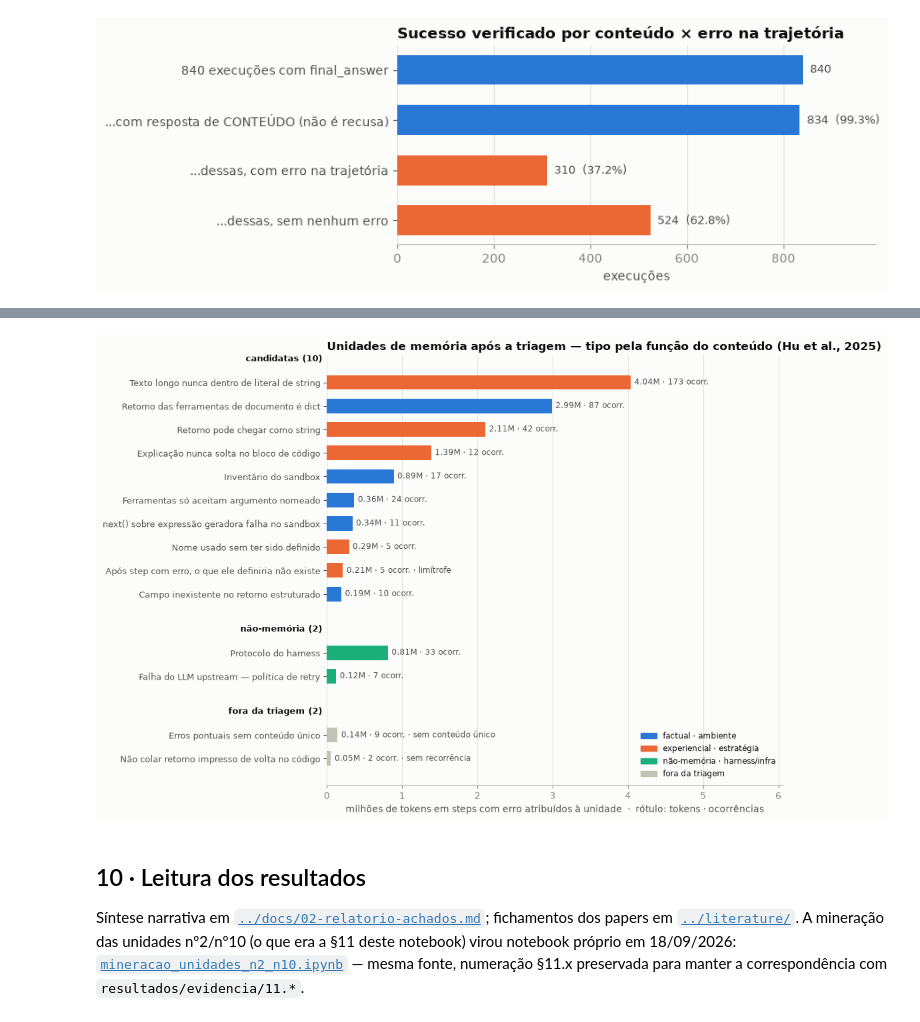
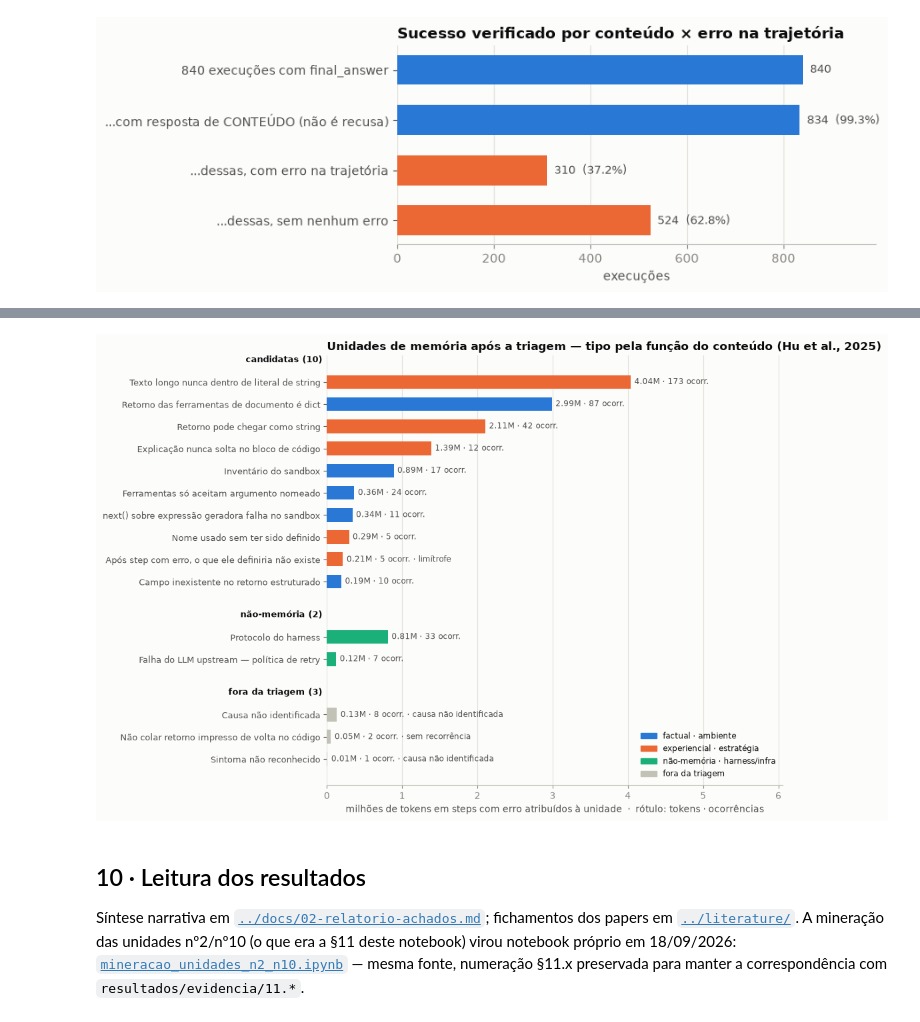
Before and after one commit to rc-ventura/memory_layer_ai_agents, a Jupyter notebook: analysis/2026-09-trace-law-flow/pipeline/analise_trace_esteira_juridica.ipynb, the cells around one changed output, grey strips where cells are left out. Cells and saved outputs as stored; diff of their text form; code cells hidden in the pictures.

```diff
--- a/analysis/2026-09-trace-law-flow/pipeline/analise_trace_esteira_juridica.ipynb
+++ b/analysis/2026-09-trace-law-flow/pipeline/analise_trace_esteira_juridica.ipynb
@@ -1405,7 +1408,7 @@ Exportado para resultados/
 from matplotlib.patches import Patch
 TIPO_CORES = {FACT: BLUE, ESTR: ORANGE, NAO: "#1baf7a"}
 GRUPO = {"candidato": "candidatas", "não-memória": "não-memória",
-         "fora: sem recorrência": "fora da triagem", "fora: sem conteúdo único": "fora da triagem"}
+         "fora: sem recorrência": "fora da triagem", "fora: causa não identificada": "fora da triagem"}
 xmax = T["tokens"].max() / 1e6
 
 fig, ax = plt.subplots(figsize=(10.5, 7.4))
@@ -1414,34 +1417,34 @@ for grupo in ["candidatas", "não-memória", "fora da triagem"]:
     sub = T[T["decisão"].map(GRUPO) == grupo].sort_values("tokens", ascending=False)
     ax.text(-0.01, pos, f"{grupo} ({len(sub)})", transform=ax.get_yaxis_transform(),
             ha="right", va="center", fontsize=9, fontweight="bold", color=INK)
     pos += 1
     for r in sub.to_dict("records"):
         cor = BASE if grupo == "fora da triagem" else TIPO_CORES[r["tipo"]]
         ax.barh(pos, r["tokens"] / 1e6, color=cor, height=0.62)
         if r["nome"] in limitrofes:
             nota = " · limítrofe"
         elif grupo == "fora da triagem":
             nota = " · " + r["decisão"].replace("fora: ", "")
         else:
             nota = ""
         ax.text(r["tokens"] / 1e6 + xmax * 0.012, pos, f"{r['tokens'] / 1e6:.2f}M · {r['ocorrências']} ocorr.{nota}",
                 va="center", color=INK2, fontsize=8.5)
         yticks.append(pos); ylabels.append(r["nome"])
         pos += 1
     pos += 0.5
 
 ax.set_yticks(yticks, ylabels, fontsize=9)
 ax.invert_yaxis()
 style_ax(ax)
 ax.set_xlim(0, xmax * 1.5)
 ax.set_title("Unidades de memória após a triagem — tipo pela função do conteúdo (Hu et al., 2025)")
 ax.set_xlabel("milhões de tokens em steps com erro atribuídos à unidade  ·  rótulo: tokens · ocorrências")
 ax.legend(handles=[Patch(color=BLUE, label=FACT), Patch(color=ORANGE, label=ESTR),
                    Patch(color="#1baf7a", label=NAO), Patch(color=BASE, label="fora da triagem")],
           loc="lower right", fontsize=8.5, frameon=False)
 plt.tight_layout(); plt.show()
 # %% [output]
-[figure, old version]
+[figure, new version]
 # %% [markdown]
 ## 10 · Leitura dos resultados
 
```
Also changed, not shown: parts of 6 cells of this notebook, 17 other files.
